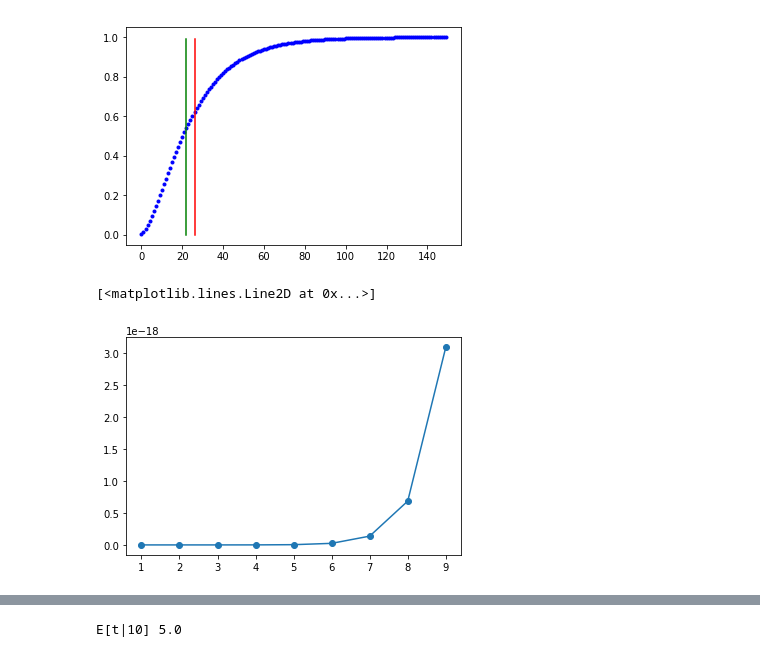
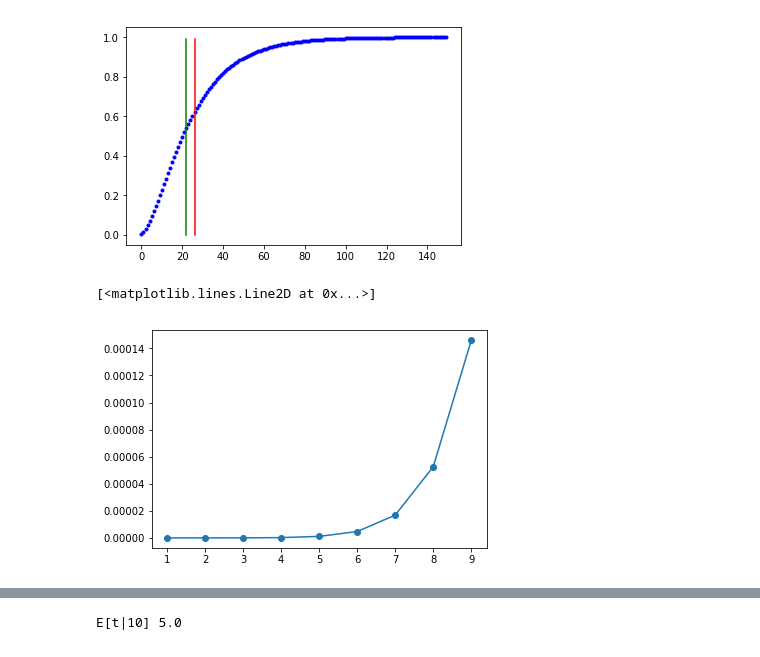
Before and after one commit to toologicbv/meta_learner, a Jupyter notebook: pytorch_expers.ipynb, the cells around one changed output, grey strips where cells are left out. Drawn from its saved outputs; the diff is of its cells as text; code cells hidden in the pictures.

```diff
--- a/pytorch_expers.ipynb
+++ b/pytorch_expers.ipynb
@@ -279,13 +276,14 @@ Median 22.0
 [figure]
 # %%
 x = np.arange(1,10)
-probs = stats.nbinom.pmf(x, 50, p=0.3)
+# probs = stats.nbinom.pmf(x, 50, p=0.3)
+probs = stats.poisson.pmf(x, mu=25)
 # probs = stats.geom.pmf(x, p=0.1)
 # trunc_probs = 1./np.sum(probs) * probs
 plt.plot(x, probs, 'o-')
 # %% [output]
 [<matplotlib.lines.Line2D at 0x...>]
-[figure, old version]
+[figure, new version]
 # %%
 x = np.arange(0.01, 1, 0.01)
 probs = stats.beta.pdf(x, a=0.1, b=0.1)
```
Also changed, not shown: parts of 1 cell of this notebook, 6 other files.
